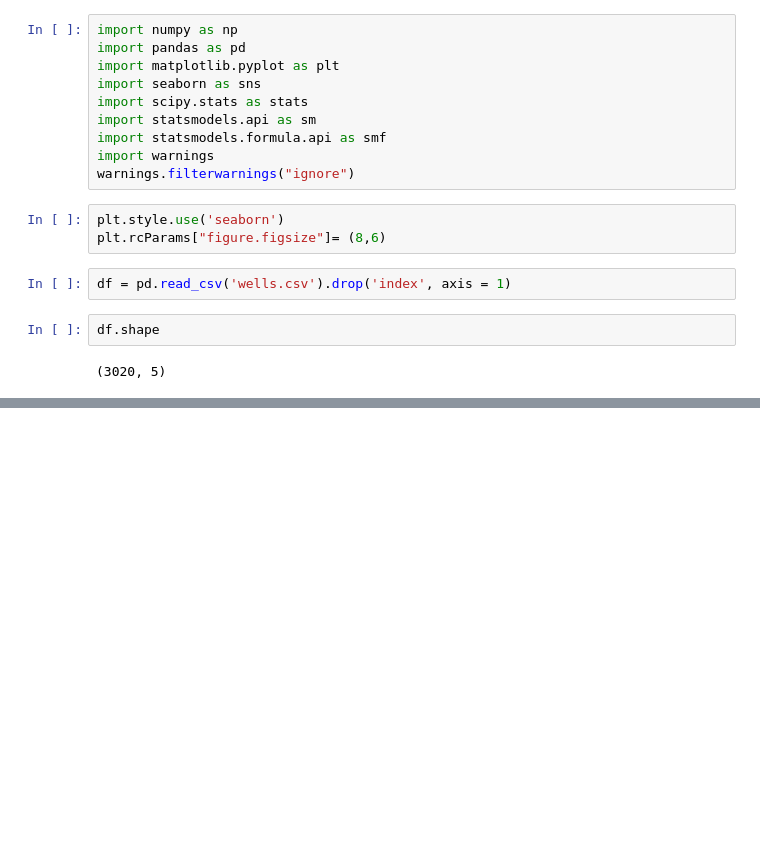
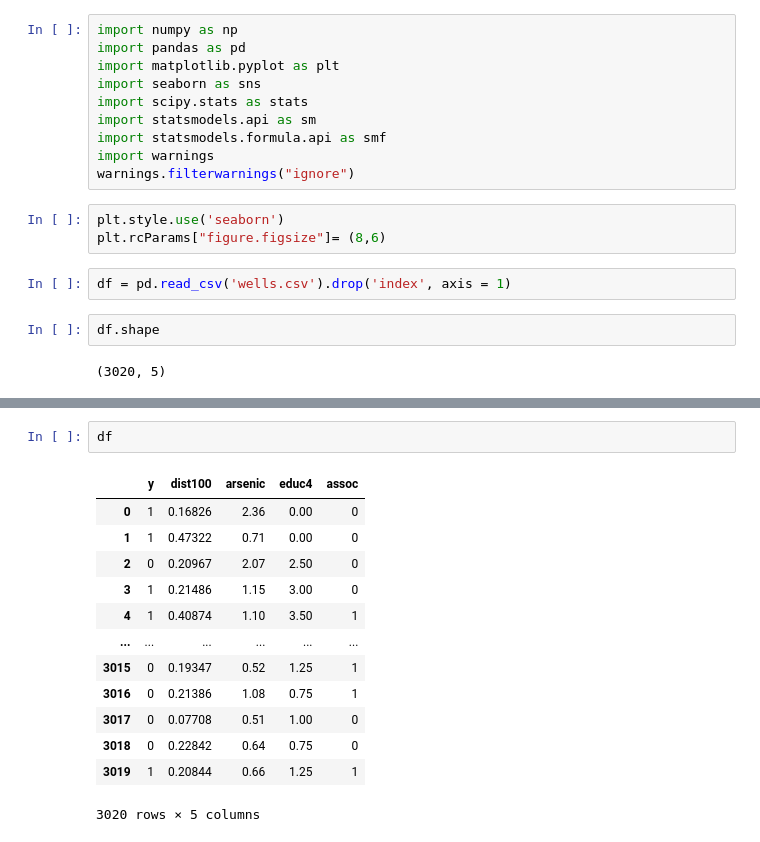
Before and after one commit to DrPantufla/data_science, a Jupyter notebook: Clasificacion/Practica Clasificación.ipynb, the cells around one changed output, grey strips where cells are left out. Cells and saved outputs as stored; diff of their text form; blank space fills up the shorter version.

```diff
--- a/Clasificacion/Practica Clasificación.ipynb
+++ b/Clasificacion/Practica Clasificación.ipynb
@@ -31,3 +31,19 @@ for index, value in enumerate(df):
     plt.tight_layout()
 # %% [output]
 [figure]
+# %%
+df
+# %% [output]
+|  | y | dist100 | arsenic | educ4 | assoc |
+| 0 | 1 | 0.16826 | 2.36 | 0.00 | 0 |
+| 1 | 1 | 0.47322 | 0.71 | 0.00 | 0 |
+| 2 | 0 | 0.20967 | 2.07 | 2.50 | 0 |
+| 3 | 1 | 0.21486 | 1.15 | 3.00 | 0 |
+| 4 | 1 | 0.40874 | 1.10 | 3.50 | 1 |
+| ... | ... | ... | ... | ... | ... |
+| 3015 | 0 | 0.19347 | 0.52 | 1.25 | 1 |
+| 3016 | 0 | 0.21386 | 1.08 | 0.75 | 1 |
+| 3017 | 0 | 0.07708 | 0.51 | 1.00 | 0 |
+| 3018 | 0 | 0.22842 | 0.64 | 0.75 | 0 |
+| 3019 | 1 | 0.20844 | 0.66 | 1.25 | 1 |
+3020 rows × 5 columns
```
Also changed, not shown: 3 other files.
